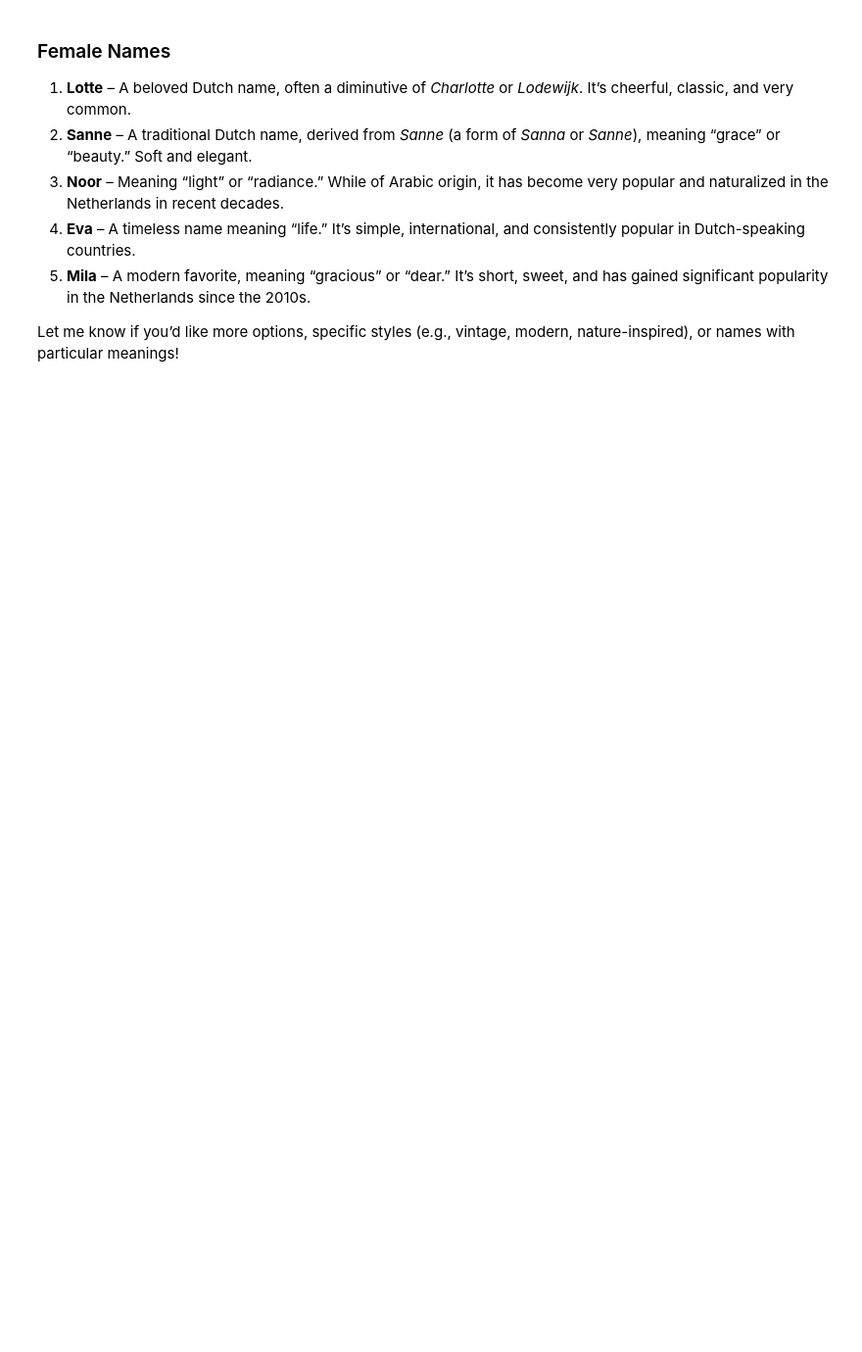
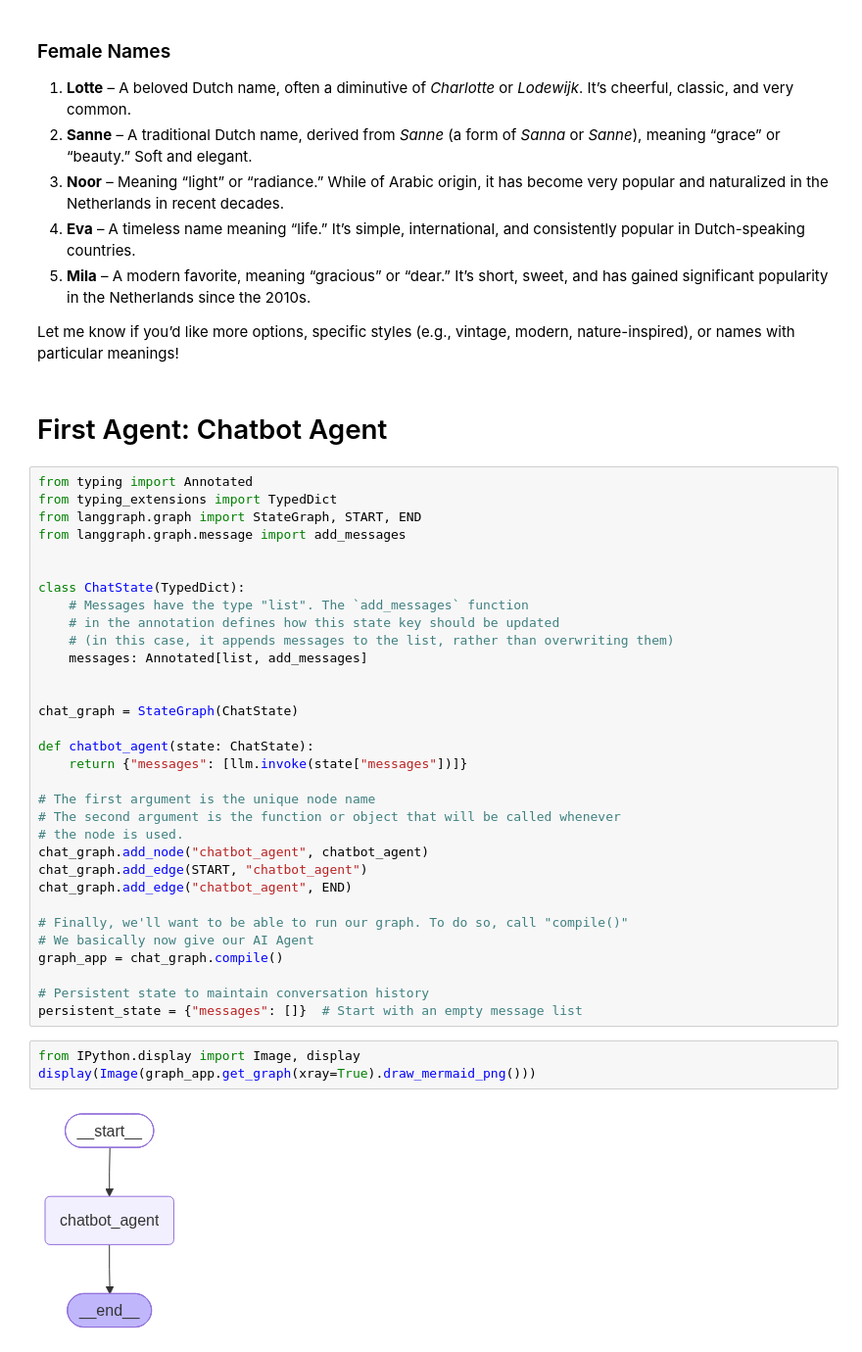
Before and after one commit to sihCY/Hospital_Simulation_LangChainAI_Multi-Agents, a Jupyter notebook: HospitalSimulationLangChainAIMulti_AgentsV4withRAG.ipynb, the cells around one changed output. Shown at 98% size. Saved outputs shown, nothing was run; the diff lists cells and outputs as text; blank space fills up the shorter version.

Commit message:
add first chatbot agent

```diff
--- a/HospitalSimulationLangChainAIMulti_AgentsV4withRAG.ipynb
+++ b/HospitalSimulationLangChainAIMulti_AgentsV4withRAG.ipynb
@@ -249,3 +253,42 @@ Here are 10 unique Dutch names, split into 5 male and 5 female options. These na
 5. **Mila** – A modern favorite, meaning “gracious” or “dear.” It’s short, sweet, and has gained significant popularity in the Netherlands since the 2010s.
 
 Let me know if you’d like more options, specific styles (e.g., vintage, modern, nature-inspired), or names with particular meanings!
+# %% [markdown]
+# First Agent: Chatbot Agent
+# %%
+from typing import Annotated
+from typing_extensions import TypedDict
+from langgraph.graph import StateGraph, START, END
+from langgraph.graph.message import add_messages
+
+
+class ChatState(TypedDict):
+    # Messages have the type "list". The `add_messages` function
+    # in the annotation defines how this state key should be updated
+    # (in this case, it appends messages to the list, rather than overwriting them)
+    messages: Annotated[list, add_messages]
+
+
+chat_graph = StateGraph(ChatState)
+
+def chatbot_agent(state: ChatState):
+    return {"messages": [llm.invoke(state["messages"])]}
+
+# The first argument is the unique node name
+# The second argument is the function or object that will be called whenever
+# the node is used.
+chat_graph.add_node("chatbot_agent", chatbot_agent)
+chat_graph.add_edge(START, "chatbot_agent")
+chat_graph.add_edge("chatbot_agent", END)
+
+# Finally, we'll want to be able to run our graph. To do so, call "compile()"
+# We basically now give our AI Agent
+graph_app = chat_graph.compile()
+
+# Persistent state to maintain conversation history
+persistent_state = {"messages": []}  # Start with an empty message list
+# %%
+from IPython.display import Image, display
+display(Image(graph_app.get_graph(xray=True).draw_mermaid_png()))
+# %% [output]
+[figure, added]
```
Also changed, not shown: parts of 6 cells of this notebook.
